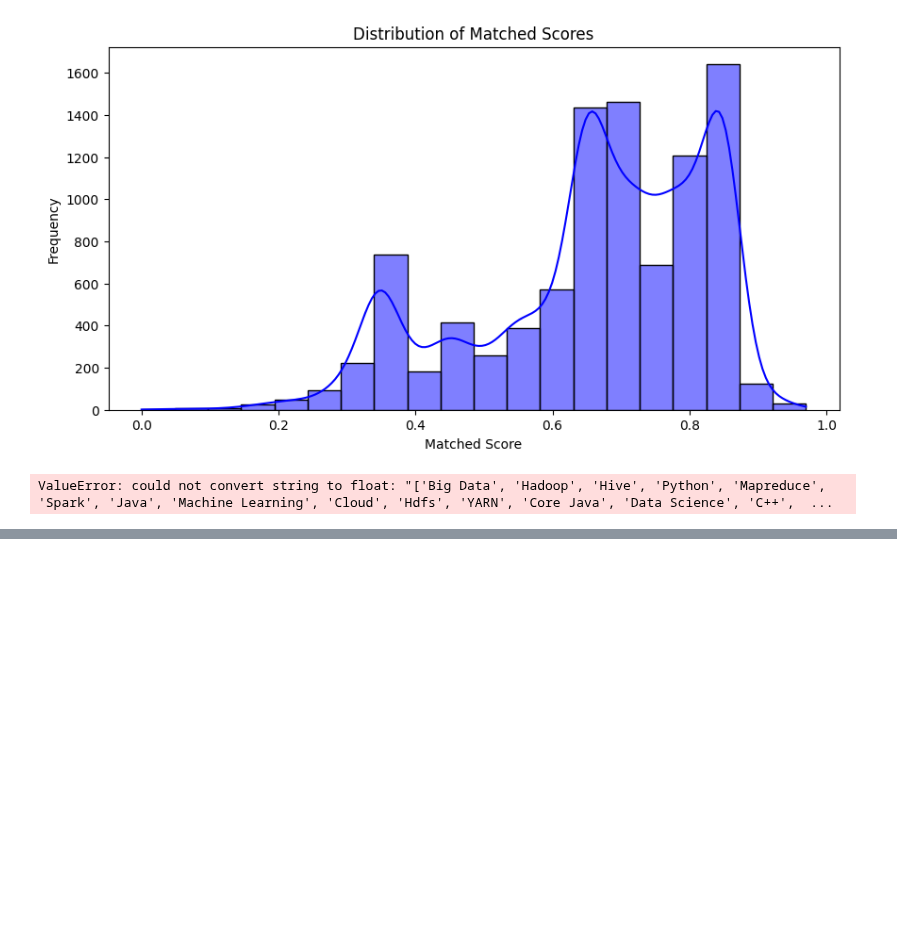
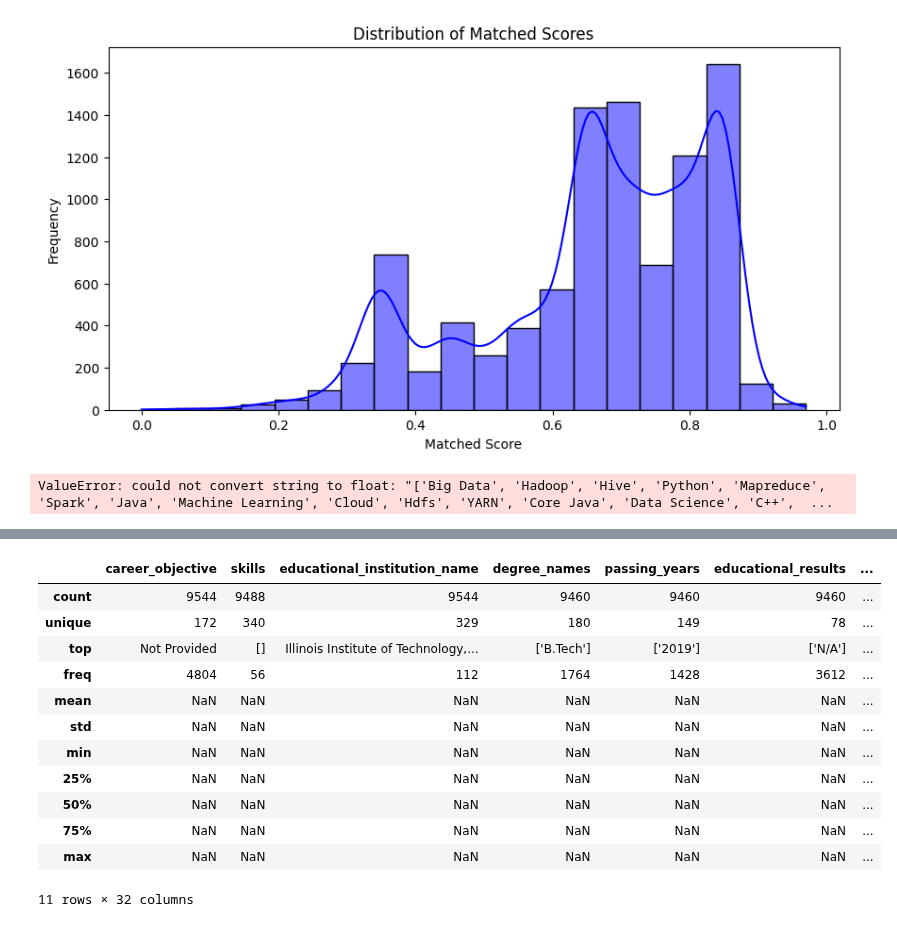
Before and after one commit to manasesmutembei11/ML, a Jupyter notebook: pandas/resume_analysis.ipynb, the cells around one changed output, grey strips where cells are left out. Cells and saved outputs as stored; diff of their text form; code cells hidden in the pictures; blank space fills up the shorter version.

```diff
--- a/pandas/resume_analysis.ipynb
+++ b/pandas/resume_analysis.ipynb
@@ -93,0 +106,16 @@ data.to_csv(cleaned_file_path, index=False)
+# %%
+data.describe(include="all")
+# %% [output]
+|  | career_objective | skills | educational_institution_name | degree_names | passing_years | educational_results | ... |
+| count | 9544 | 9488 | 9544 | 9460 | 9460 | 9460 | ... |
+| unique | 172 | 340 | 329 | 180 | 149 | 78 | ... |
+| top | Not Provided | [] | Illinois Institute of Technology,... | ['B.Tech'] | ['2019'] | ['N/A'] | ... |
+| freq | 4804 | 56 | 112 | 1764 | 1428 | 3612 | ... |
+| mean | NaN | NaN | NaN | NaN | NaN | NaN | ... |
+| std | NaN | NaN | NaN | NaN | NaN | NaN | ... |
+| min | NaN | NaN | NaN | NaN | NaN | NaN | ... |
+| 25% | NaN | NaN | NaN | NaN | NaN | NaN | ... |
+| 50% | NaN | NaN | NaN | NaN | NaN | NaN | ... |
+| 75% | NaN | NaN | NaN | NaN | NaN | NaN | ... |
+| max | NaN | NaN | NaN | NaN | NaN | NaN | ... |
+11 rows × 32 columns
```
Also changed, not shown: parts of 3 cells of this notebook, 1 other file.
